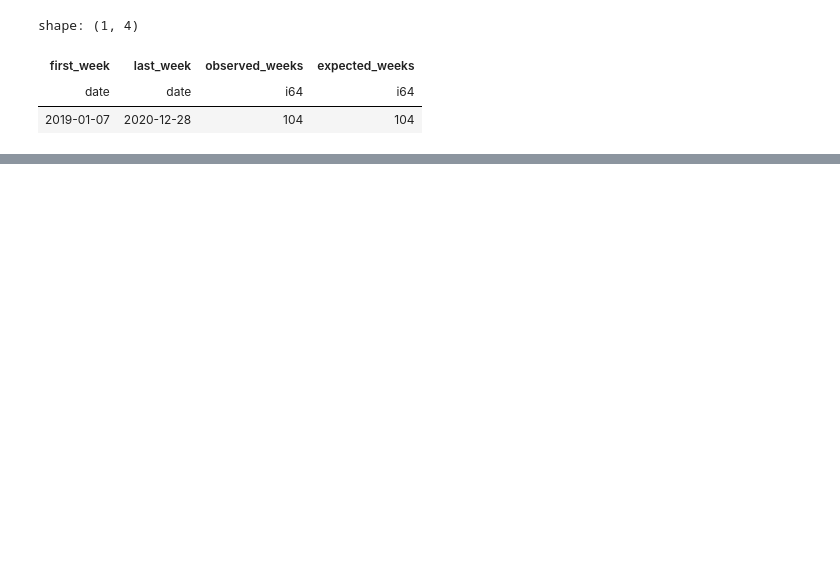
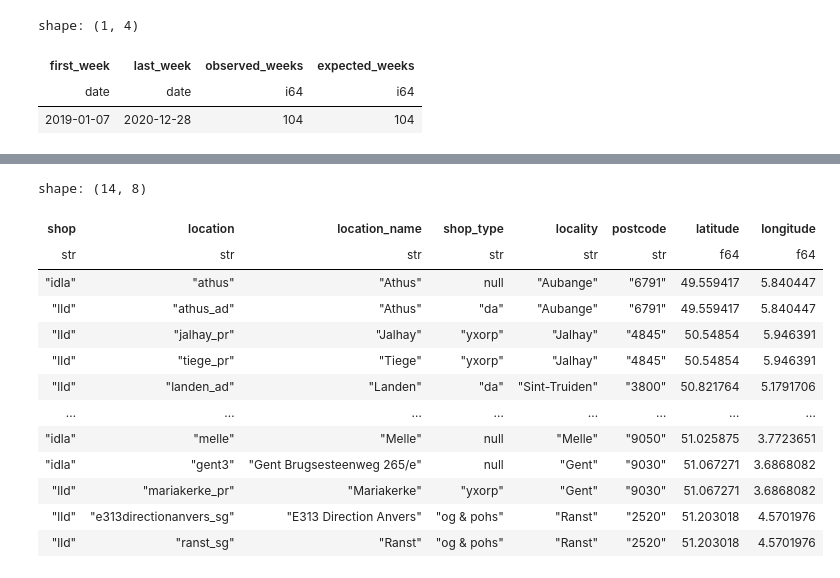
Before and after one commit to diogovasconcelosmerca/daltix-case, a Jupyter notebook: notebooks/01_source_discovery.ipynb, the cells around one changed output, grey strips where cells are left out. Cells and saved outputs as stored; diff of their text form; code cells hidden in the pictures; blank space fills up the shorter version.

```diff
--- a/notebooks/01_source_discovery.ipynb
+++ b/notebooks/01_source_discovery.ipynb
@@ -546,0 +1058,53 @@ duck.close()
+# %%
+# Inspect location records that share exactly the same coordinates.
+# This helps determine whether they are legitimate co-located locations
+# or possible duplicate/alias records.
+
+shared_coordinate_details = duck.sql(f"""
+    WITH shared_coords AS (
+        SELECT
+            geolocation_latitude,
+            geolocation_longitude
+        FROM read_parquet('{weekly_locations_path}')
+        WHERE geolocation_latitude IS NOT NULL
+          AND geolocation_longitude IS NOT NULL
+        GROUP BY
+            geolocation_latitude,
+            geolocation_longitude
+        HAVING COUNT(DISTINCT (shop, location)) > 1
+    )
+
+    SELECT
+        l.shop,
+        l.location,
+        l.location_name,
+        l.shop_type,
+        l.locality,
+        l.postcode,
+        l.geolocation_latitude AS latitude,
+        l.geolocation_longitude AS longitude
+    FROM read_parquet('{weekly_locations_path}') l
+
+    INNER JOIN shared_coords s
+        ON l.geolocation_latitude = s.geolocation_latitude
+       AND l.geolocation_longitude = s.geolocation_longitude
+
+    ORDER BY latitude, longitude, shop, location;
+""").pl()
+
+shared_coordinate_details
+# %% [output]
+shape: (14, 8)
+| shop | location | location_name | shop_type | locality | postcode | latitude | longitude |
+| str | str | str | str | str | str | f64 | f64 |
+| "idla" | "athus" | "Athus" | null | "Aubange" | "6791" | 49.559417 | 5.840447 |
+| "lld" | "athus_ad" | "Athus" | "da" | "Aubange" | "6791" | 49.559417 | 5.840447 |
+| "lld" | "jalhay_pr" | "Jalhay" | "yxorp" | "Jalhay" | "4845" | 50.54854 | 5.946391 |
+| "lld" | "tiege_pr" | "Tiege" | "yxorp" | "Jalhay" | "4845" | 50.54854 | 5.946391 |
+| "lld" | "landen_ad" | "Landen" | "da" | "Sint-Truiden" | "3800" | 50.821764 | 5.1791706 |
+| … | … | … | … | … | … | … | … |
+| "idla" | "melle" | "Melle" | null | "Melle" | "9050" | 51.025875 | 3.7723651 |
+| "idla" | "gent3" | "Gent Brugsesteenweg 265/e" | null | "Gent" | "9030" | 51.067271 | 3.6868082 |
+| "lld" | "mariakerke_pr" | "Mariakerke" | "yxorp" | "Gent" | "9030" | 51.067271 | 3.6868082 |
+| "lld" | "e313directionanvers_sg" | "E313 Direction Anvers" | "og & pohs" | "Ranst" | "2520" | 51.203018 | 4.5701976 |
+| "lld" | "ranst_sg" | "Ranst" | "og & pohs" | "Ranst" | "2520" | 51.203018 | 4.5701976 |
```
Also changed, not shown: parts of 204 cells of this notebook, 23 other files.
